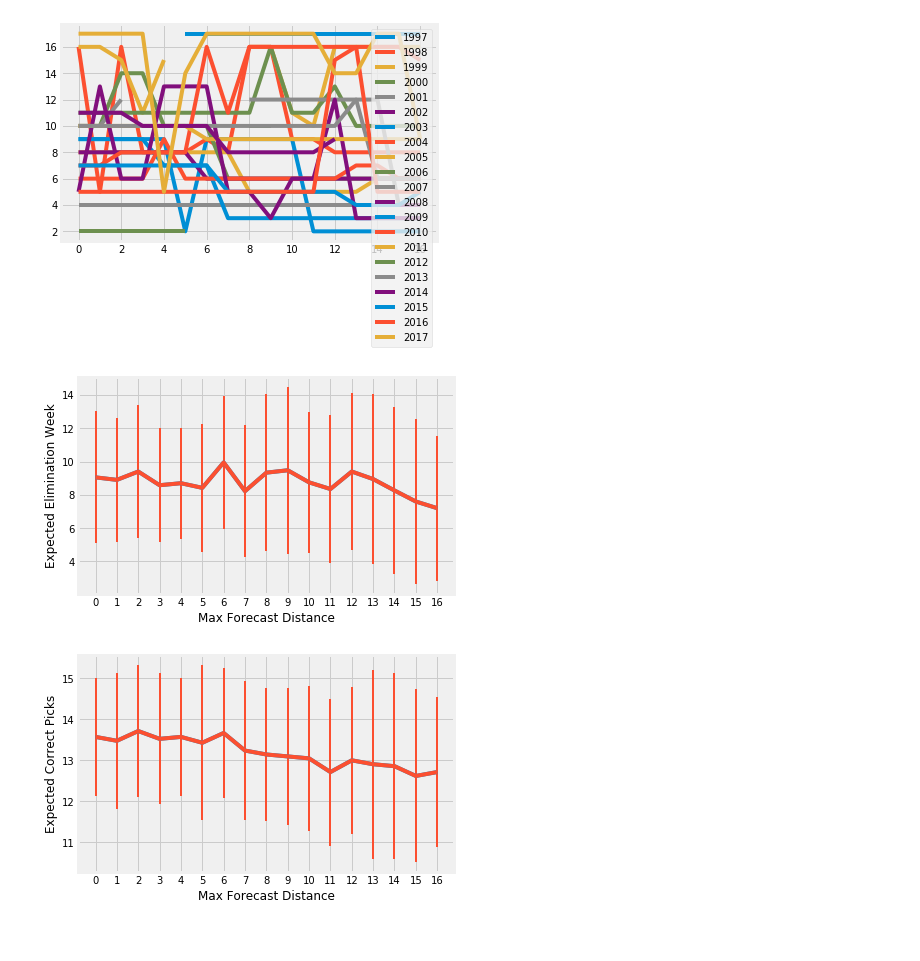
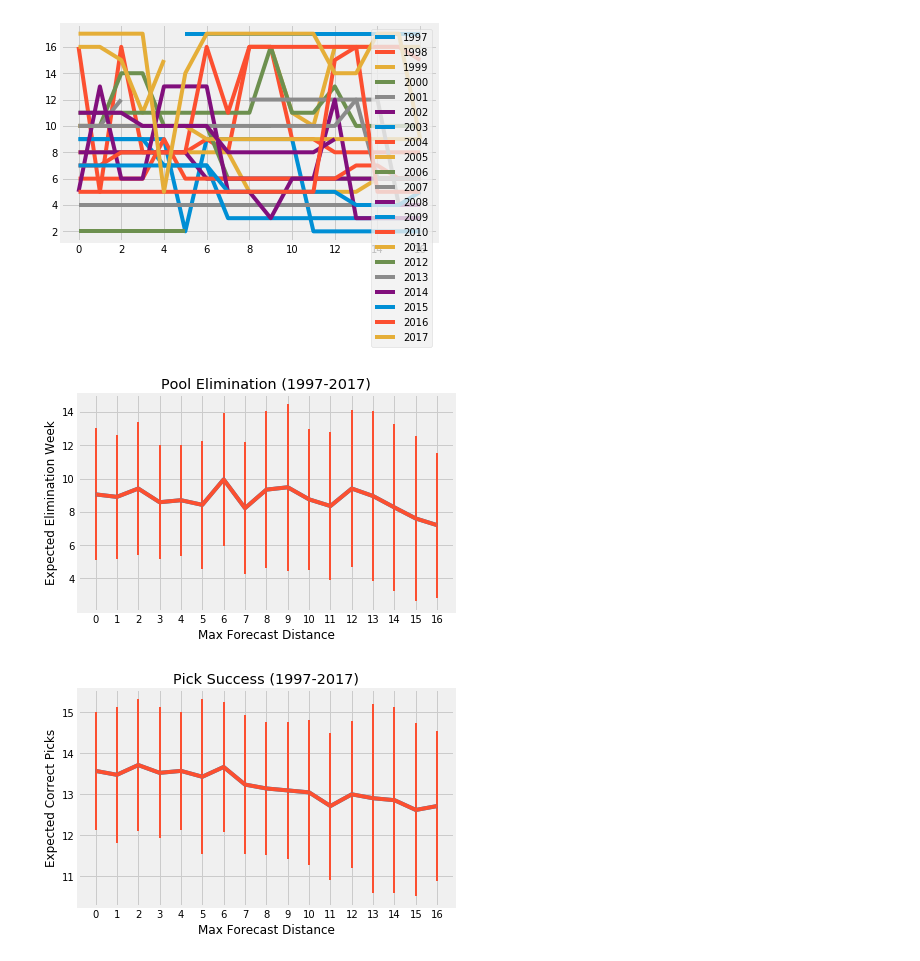
Before and after one commit to ajvogt/nfl-pickem, a Jupyter notebook: analysis.ipynb, the cells around one changed output. Drawn from its saved outputs; the diff is of its cells as text; code cells hidden in the pictures.

```diff
--- a/analysis.ipynb
+++ b/analysis.ipynb
@@ -58,18 +58,19 @@ plt.show()
 # %%
 ew = df.groupby('max_week')['elim_week'].agg(['mean', 'std']).reset_index()
 plt.plot(ew.max_week.values,
          ew['mean'].values)
 plt.errorbar(ew.max_week.values,
              ew['mean'].values,
              yerr=ew['std'].values,
              elinewidth=2)
 plt.xticks(ew.max_week.values,
            ew.max_week.values)
 plt.xlabel('Max Forecast Distance')
 plt.ylabel('Expected Elimination Week')
+plt.title('Pool Elimination (1997-2017)')
 plt.show()
 # %% [output]
-[figure, old version]
+[figure, new version]
 # %%
 ew = df.groupby('max_week')['correct'].agg(['mean', 'std']).reset_index()
 plt.plot(ew.max_week.values,
@@ -82,6 +83,7 @@ plt.xticks(ew.max_week.values,
            ew.max_week.values)
 plt.xlabel('Max Forecast Distance')
 plt.ylabel('Expected Correct Picks')
+plt.title('Pick Success (1997-2017)')
 plt.show()
 # %% [output]
-[figure, old version]
+[figure, new version]
```
Also changed, not shown: 3 other files.
